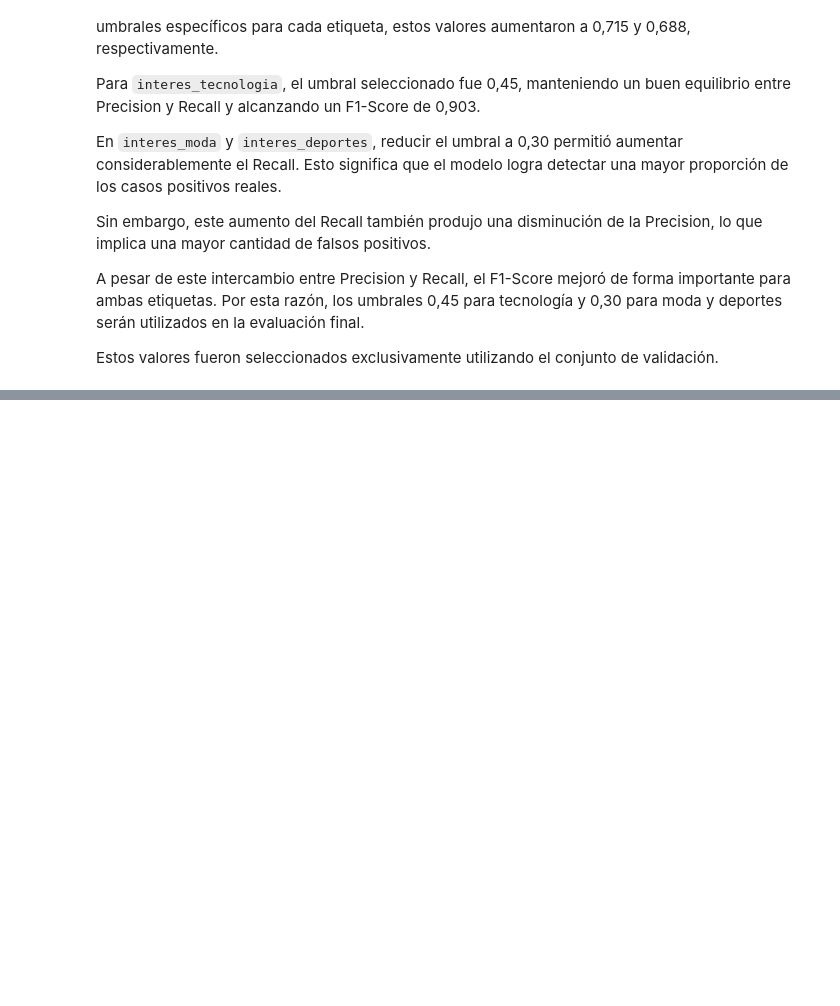
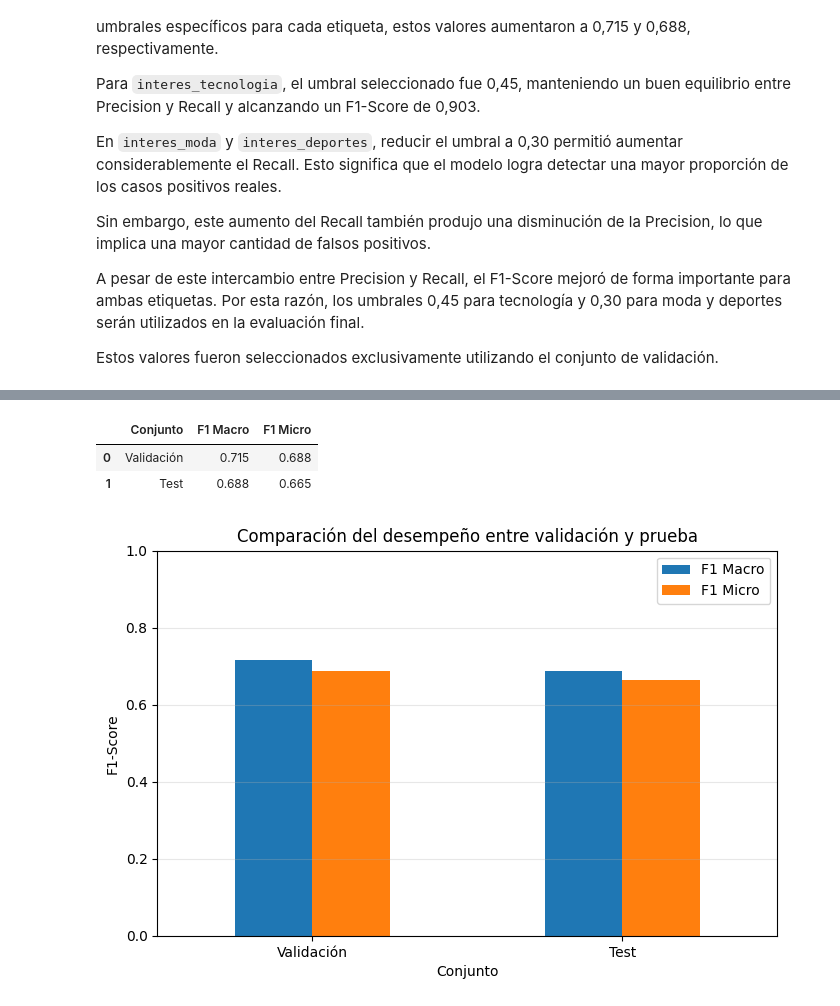
Before and after one commit to Benja-Diaz/EP1-Deep-Learning, a Jupyter notebook: Evaluacion_Parcial_1_Deep_Learning.ipynb, the cells around one changed output, grey strips where cells are left out. Cells and saved outputs as stored; diff of their text form; code cells hidden in the pictures; blank space fills up the shorter version.

Commit message:
Finalizando notebook y evaluacion del modelo

```diff
--- a/Evaluacion_Parcial_1_Deep_Learning.ipynb
+++ b/Evaluacion_Parcial_1_Deep_Learning.ipynb
@@ -3501,0 +3595,36 @@ Estos valores fueron seleccionados exclusivamente utilizando el conjunto de vali
+# %%
+comparacion_val_test = pd.DataFrame({
+    'Conjunto': ['Validación', 'Test'],
+    'F1 Macro': [
+        f1_macro_opt_final,
+        f1_macro_test_final
+    ],
+    'F1 Micro': [
+        f1_micro_opt_final,
+        f1_micro_test_final
+    ]
+})
+
+comparacion_val_test.round(3)
+# %% [output]
+|  | Conjunto | F1 Macro | F1 Micro |
+| 0 | Validación | 0.715 | 0.688 |
+| 1 | Test | 0.688 | 0.665 |
+# %%
+comparacion_val_test.set_index(
+    'Conjunto'
+)[['F1 Macro', 'F1 Micro']].plot(
+    kind='bar',
+    figsize=(8, 5)
+)
+
+plt.ylabel('F1-Score')
+plt.title('Comparación del desempeño entre validación y prueba')
+plt.xticks(rotation=0)
+plt.ylim(0, 1)
+plt.grid(axis='y', alpha=0.3)
+plt.legend()
+
+plt.show()
+# %% [output]
+[figure, added]
```
Also changed, not shown: parts of 64 cells of this notebook.
